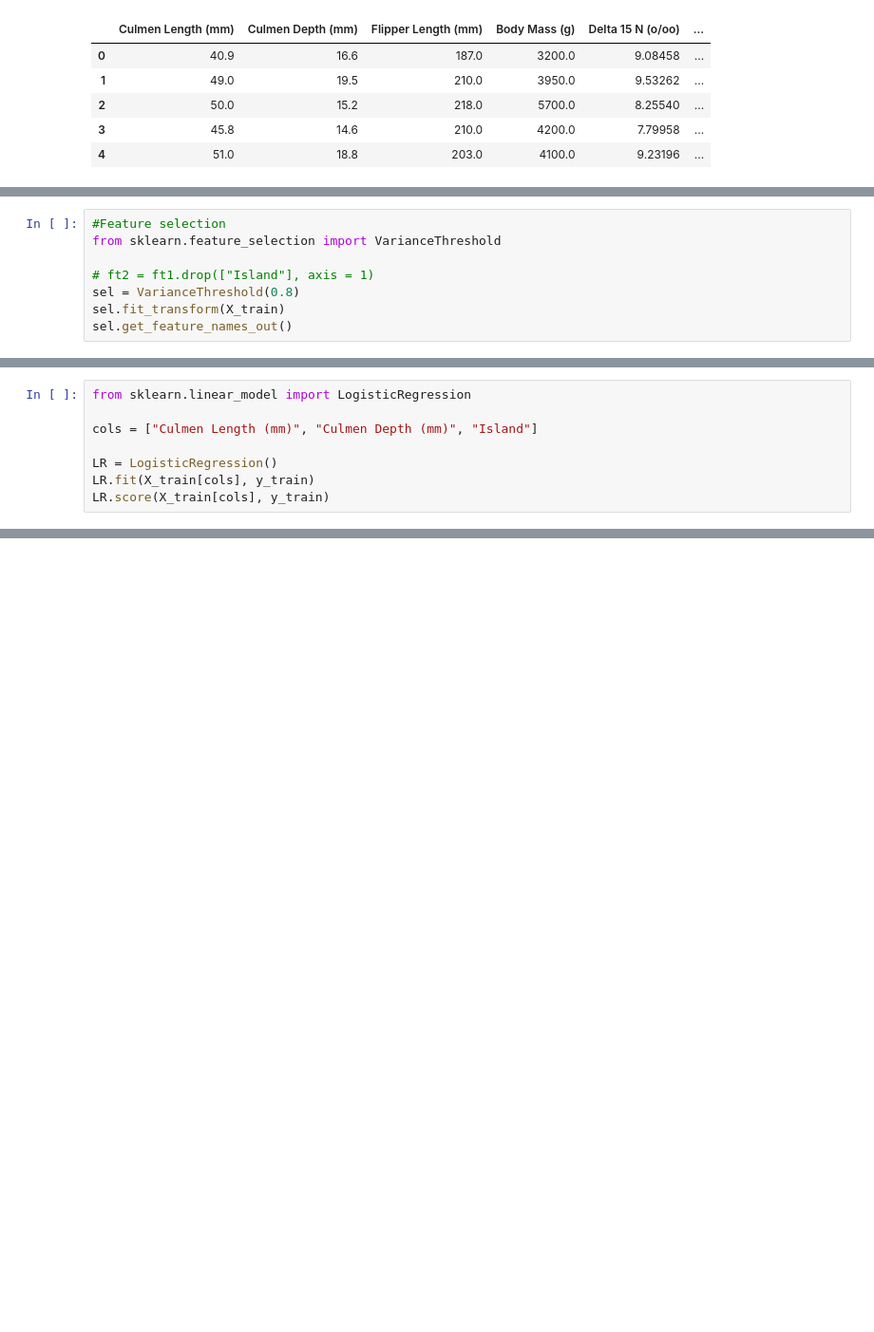
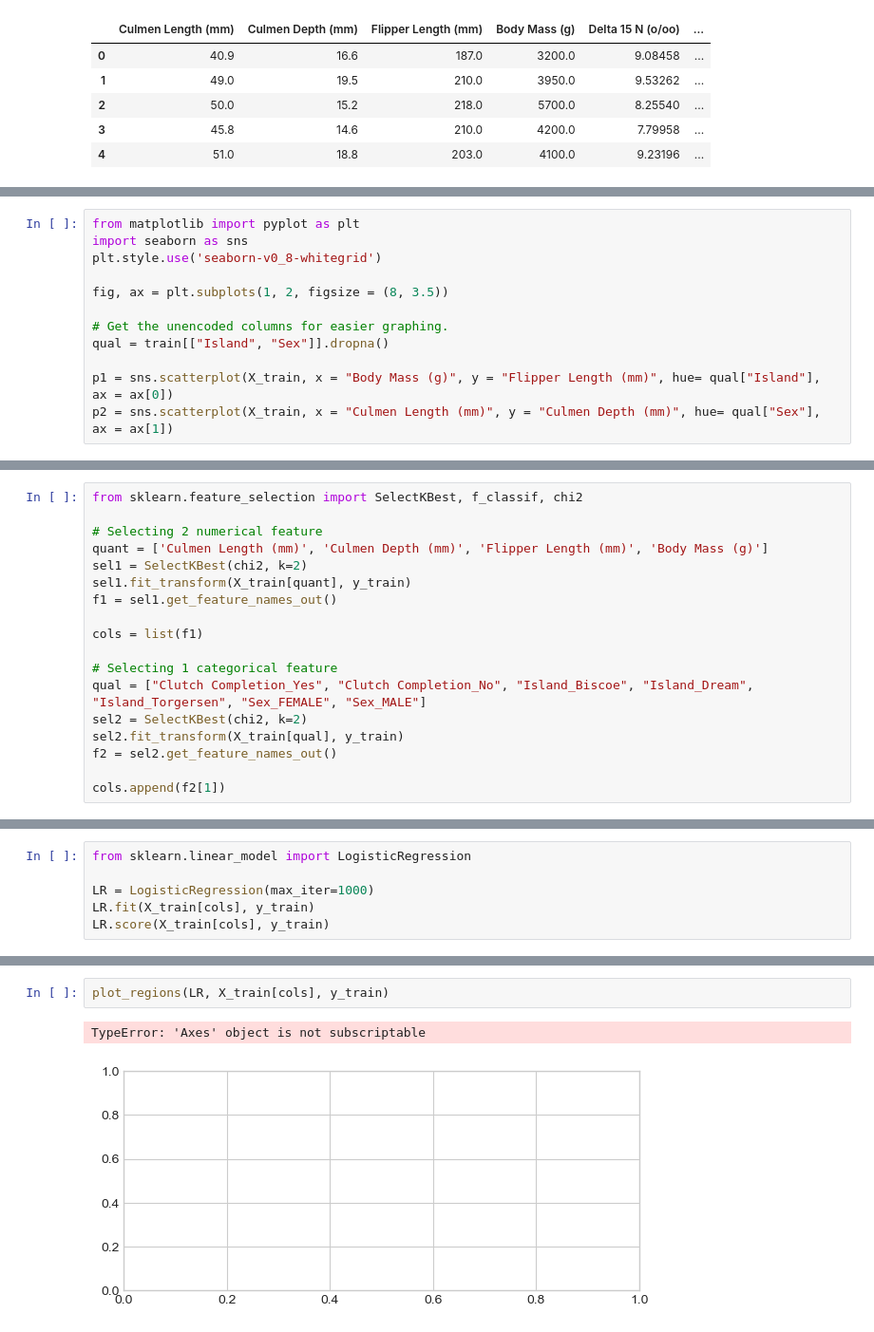
Before and after one commit to EpicET/EpicET.github.io, a Jupyter notebook: posts/blog1/index.ipynb, the cells around one changed output, grey strips where cells are left out. Shown at 95% size. Cells and saved outputs as stored; diff of their text form; blank space fills up the shorter version.

```diff
--- a/posts/blog1/index.ipynb
+++ b/posts/blog1/index.ipynb
@@ -69,8 +60,0 @@ ft1.groupby("Island").aggregate(['min', 'median', 'max'])
-# %%
-#Feature selection
-from sklearn.feature_selection import VarianceThreshold
-
-# ft2 = ft1.drop(["Island"], axis = 1)
-sel = VarianceThreshold(0.8)
-sel.fit_transform(X_train)
-sel.get_feature_names_out()
@@ -79,0 +65,12 @@ array(['Culmen Length (mm)', 'Culmen Depth (mm)', 'Flipper Length (mm)',
+# %%
+from matplotlib import pyplot as plt
+import seaborn as sns
+plt.style.use('seaborn-v0_8-whitegrid')
+
+fig, ax = plt.subplots(1, 2, figsize = (8, 3.5))
+
+# Get the unencoded columns for easier graphing.
+qual = train[["Island", "Sex"]].dropna()
+
+p1 = sns.scatterplot(X_train, x = "Body Mass (g)", y = "Flipper Length (mm)", hue= qual["Island"], ax = ax[0])
+p2 = sns.scatterplot(X_train, x = "Culmen Length (mm)", y = "Culmen Depth (mm)", hue= qual["Sex"], ax = ax[1])
@@ -79,0 +100,18 @@ array(['Culmen Length (mm)', 'Culmen Depth (mm)', 'Flipper Length (mm)',
+# %%
+from sklearn.feature_selection import SelectKBest, f_classif, chi2
+
+# Selecting 2 numerical feature
+quant = ['Culmen Length (mm)', 'Culmen Depth (mm)', 'Flipper Length (mm)', 'Body Mass (g)']
+sel1 = SelectKBest(chi2, k=2)
+sel1.fit_transform(X_train[quant], y_train)
+f1 = sel1.get_feature_names_out()
+
+cols = list(f1)
+
+# Selecting 1 categorical feature
+qual = ["Clutch Completion_Yes", "Clutch Completion_No", "Island_Biscoe", "Island_Dream", "Island_Torgersen", "Sex_FEMALE", "Sex_MALE"]
+sel2 = SelectKBest(chi2, k=2)
+sel2.fit_transform(X_train[qual], y_train)
+f2 = sel2.get_feature_names_out()
+
+cols.append(f2[1])
@@ -80,9 +130,7 @@ array(['Culmen Length (mm)', 'Culmen Depth (mm)', 'Flipper Length (mm)',
 # %%
 from sklearn.linear_model import LogisticRegression
 
-cols = ["Culmen Length (mm)", "Culmen Depth (mm)", "Island"]
-
-LR = LogisticRegression()
+LR = LogisticRegression(max_iter=1000)
 LR.fit(X_train[cols], y_train)
 LR.score(X_train[cols], y_train)
 # %% [output]
@@ -89,0 +207,5 @@ KeyError: "['Island'] not in index"
+# %%
+plot_regions(LR, X_train[cols], y_train)
+# %% [output]
+TypeError: 'Axes' object is not subscriptable
+[figure, added]
```
Also changed, not shown: parts of 27 cells of this notebook.
